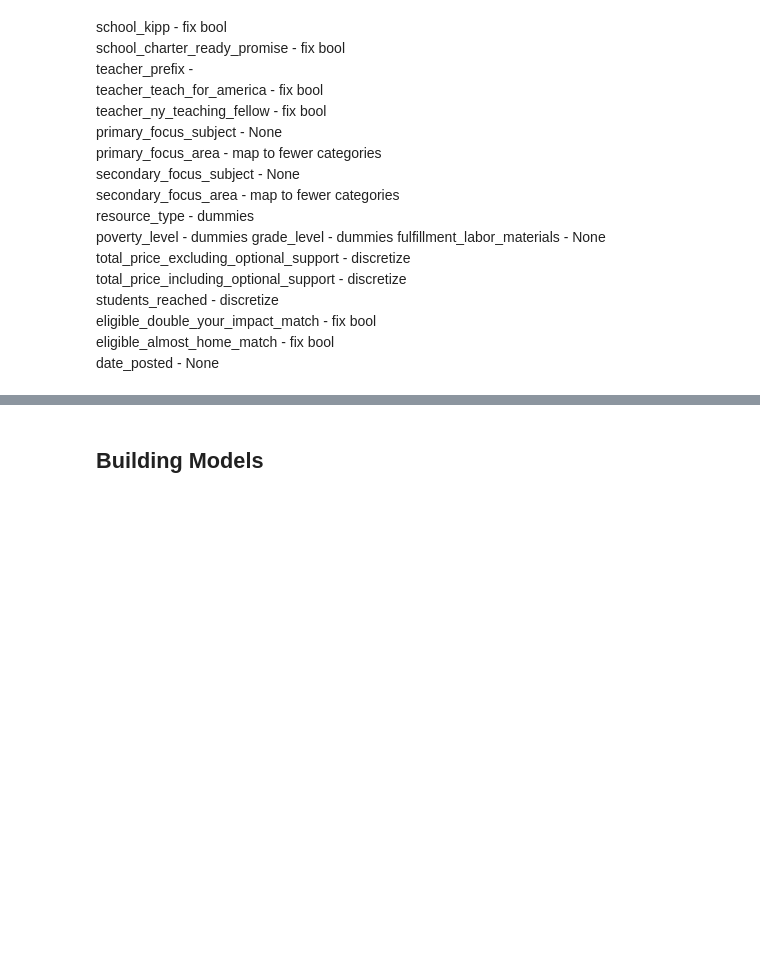
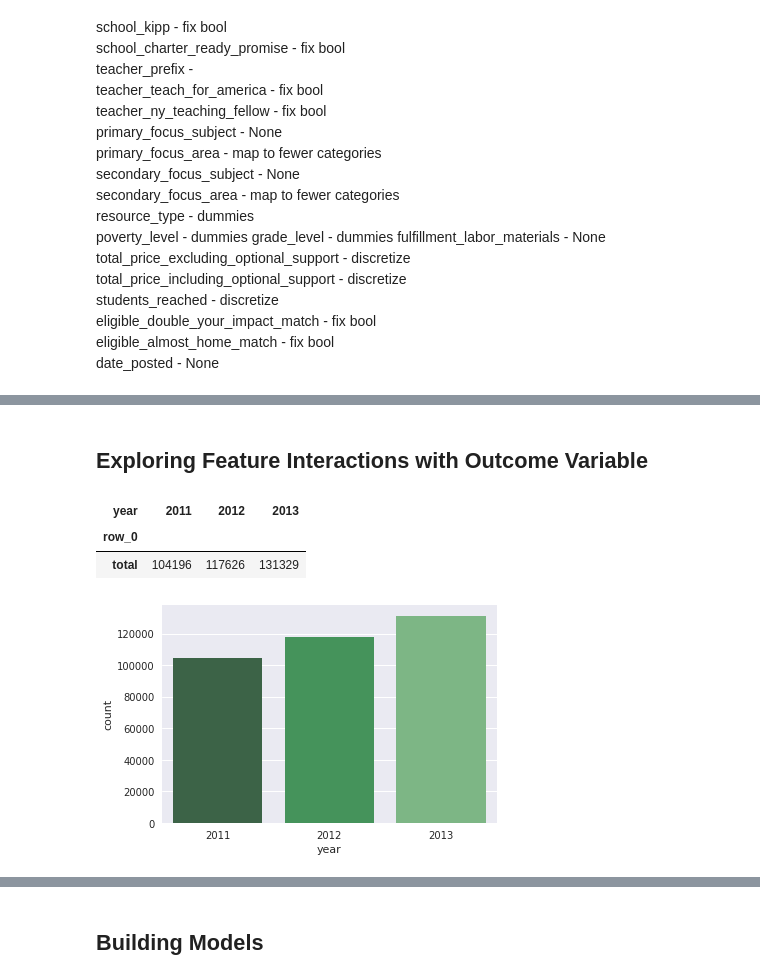
Before and after one commit to vidal-anguiano/Machine-Learning-for-Public-Policy, a Jupyter notebook: Assignment 3/notebooks/Assignment 3.ipynb, the cells around one changed output, grey strips where cells are left out. Cells and saved outputs as stored; diff of their text form; code cells hidden in the pictures; blank space fills up the shorter version.

```diff
--- a/Assignment 3/notebooks/Assignment 3.ipynb
+++ b/Assignment 3/notebooks/Assignment 3.ipynb
@@ -8,6 +9,13 @@ sys.path.append('../')
 from vatools.utils import data_processing as db
 from vatools.db_conn.db_conn import DBConnection
 from vatools.ml import ml
+
+import pandas as pd
+import numpy as np
+from datetime import datetime
+import matplotlib.pyplot as plt
+import seaborn as sns
+sns.set(color_codes=True)
 # %%
 db = DBConnection('../credentials.json')
 db.connect()
@@ -160,3 +116,15 @@ CONTEXT:  COPY projects_cleaned, line 66351: "a3da9e50d570bbb1bb597bec77cca48d,8
+# %% [markdown]
+## Exploring Feature Interactions with Outcome Variable
 # %%
 db.connect()
 combined_data = db.query('select * from combined_data')
+# %%
+combined_data['year'] = combined_data['date_posted'].apply(lambda x: datetime.strptime(x, '%Y-%m-%d').date().year)
+# %%
+sns.countplot(x="year", data=combined_data,palette="Greens_d")
+pd.crosstab('total',combined_data['year'],)
+# %% [output]
+| year | 2011 | 2012 | 2013 |
+| row_0 |  |  |  |
+| total | 104196 | 117626 | 131329 |
+[figure, added]
```
Also changed, not shown: parts of 43 cells of this notebook.
